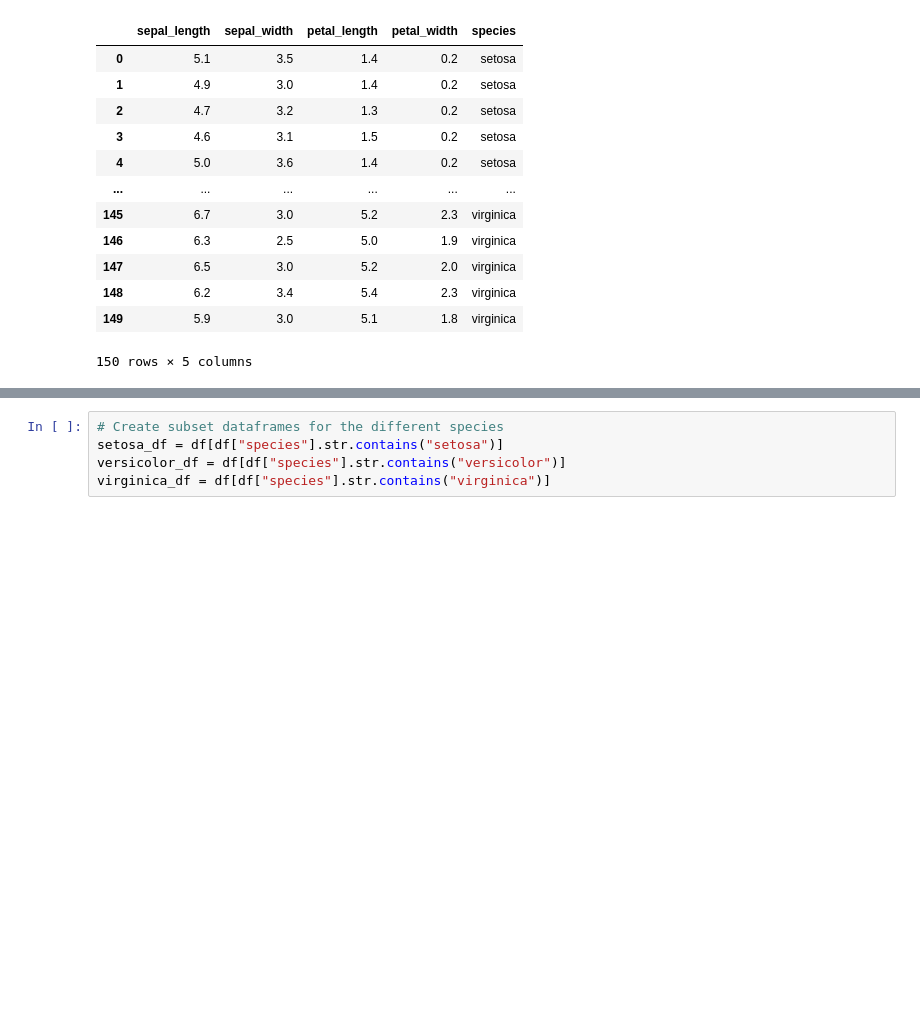
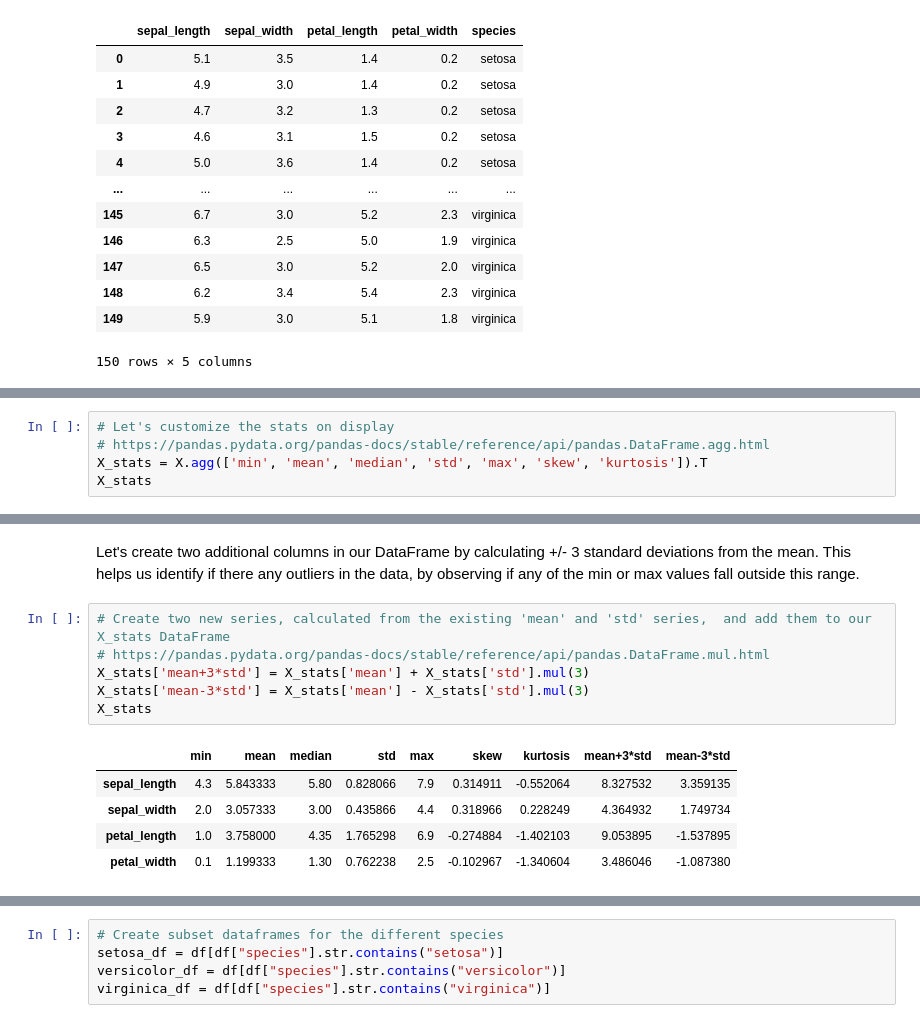
Before and after one commit to fdennehy/pands-project, a Jupyter notebook: iris.ipynb, the cells around one changed output, grey strips where cells are left out. Drawn from its saved outputs; the diff is of its cells as text; blank space fills up the shorter version.

```diff
--- a/iris.ipynb
+++ b/iris.ipynb
@@ -73,0 +141,5 @@ df.describe()
+# %%
+# Let's customize the stats on display
+# https://pandas.pydata.org/pandas-docs/stable/reference/api/pandas.DataFrame.agg.html
+X_stats = X.agg(['min', 'mean', 'median', 'std', 'max', 'skew', 'kurtosis']).T
+X_stats
@@ -73,0 +152,14 @@ df.describe()
+# %% [markdown]
+Let's create two additional columns in our DataFrame by calculating +/- 3 standard deviations from the mean. This helps us identify if there any outliers in the data, by observing if any of the min or max values fall outside this range.
+# %%
+# Create two new series, calculated from the existing 'mean' and 'std' series,  and add them to our X_stats DataFrame
+# https://pandas.pydata.org/pandas-docs/stable/reference/api/pandas.DataFrame.mul.html
+X_stats['mean+3*std'] = X_stats['mean'] + X_stats['std'].mul(3)
+X_stats['mean-3*std'] = X_stats['mean'] - X_stats['std'].mul(3)
+X_stats
+# %% [output]
+|  | min | mean | median | std | max | skew | kurtosis | mean+3*std | mean-3*std |
+| sepal_length | 4.3 | 5.843333 | 5.80 | 0.828066 | 7.9 | 0.314911 | -0.552064 | 8.327532 | 3.359135 |
+| sepal_width | 2.0 | 3.057333 | 3.00 | 0.435866 | 4.4 | 0.318966 | 0.228249 | 4.364932 | 1.749734 |
+| petal_length | 1.0 | 3.758000 | 4.35 | 1.765298 | 6.9 | -0.274884 | -1.402103 | 9.053895 | -1.537895 |
+| petal_width | 0.1 | 1.199333 | 1.30 | 0.762238 | 2.5 | -0.102967 | -1.340604 | 3.486046 | -1.087380 |
```
Also changed, not shown: parts of 39 cells of this notebook, 3 other files.
